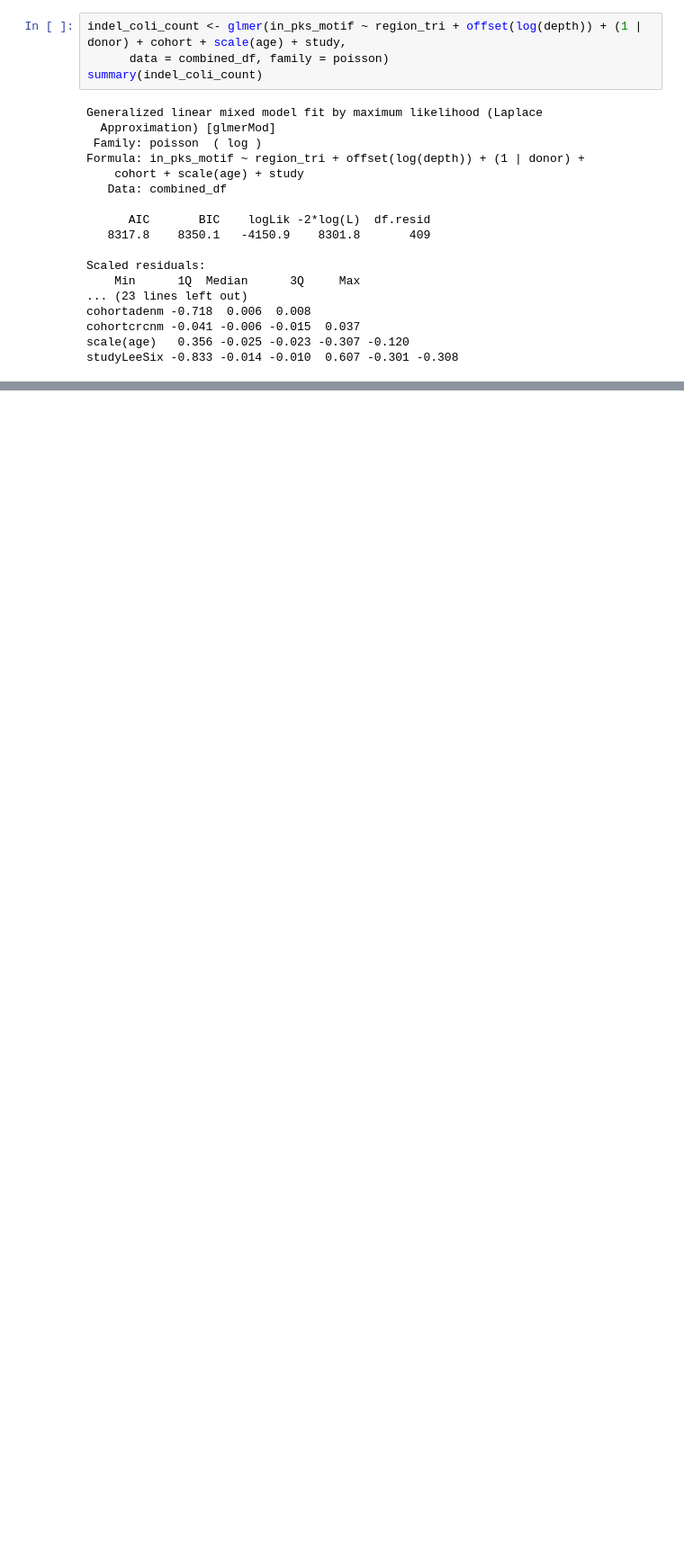
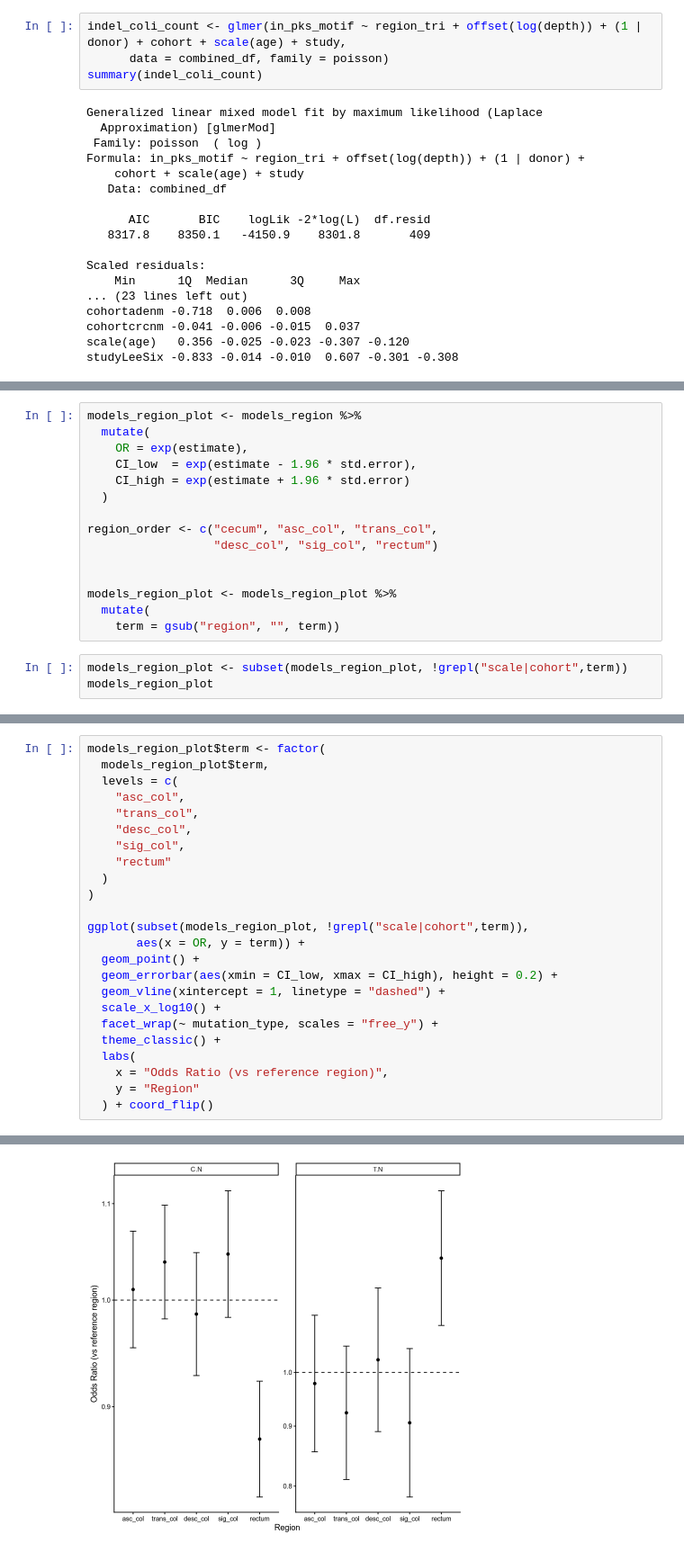
Before and after one commit to laurelhiatt/SEMIColon, a Jupyter notebook: scripts/figures/Figure2.ipynb, the cells around one changed output, grey strips where cells are left out. Shown at 90% size. Saved outputs shown, nothing was run; the diff lists cells and outputs as text; blank space fills up the shorter version.

```diff
--- a/scripts/figures/Figure2.ipynb
+++ b/scripts/figures/Figure2.ipynb
@@ -999,0 +1077,18 @@ studyLeeSix -0.833 -0.014 -0.010  0.607 -0.301 -0.308
+# %%
+models_region_plot <- models_region %>%
+  mutate(
+    OR = exp(estimate),
+    CI_low  = exp(estimate - 1.96 * std.error),
+    CI_high = exp(estimate + 1.96 * std.error)
+  )
+
+region_order <- c("cecum", "asc_col", "trans_col",
+                  "desc_col", "sig_col", "rectum")
+
+
+models_region_plot <- models_region_plot %>%
+  mutate(
+    term = gsub("region", "", term))
+# %%
+models_region_plot <- subset(models_region_plot, !grepl("scale|cohort",term))
+models_region_plot
@@ -999,0 +1109,25 @@ studyLeeSix -0.833 -0.014 -0.010  0.607 -0.301 -0.308
+# %%
+models_region_plot$term <- factor(
+  models_region_plot$term,
+  levels = c(
+    "asc_col",
+    "trans_col",
+    "desc_col",
+    "sig_col",
+    "rectum"
+  )
+)
+
+ggplot(subset(models_region_plot, !grepl("scale|cohort",term)),
+       aes(x = OR, y = term)) +
+  geom_point() +
+  geom_errorbar(aes(xmin = CI_low, xmax = CI_high), height = 0.2) +
+  geom_vline(xintercept = 1, linetype = "dashed") +
+  scale_x_log10() +
+  facet_wrap(~ mutation_type, scales = "free_y") +
+  theme_classic() +
+  labs(
+    x = "Odds Ratio (vs reference region)",
+    y = "Region"
+  ) + coord_flip()
+# %% [output]
@@ -999,0 +1135 @@ studyLeeSix -0.833 -0.014 -0.010  0.607 -0.301 -0.308
+[figure, added]
```
Also changed, not shown: parts of 13 cells of this notebook.
